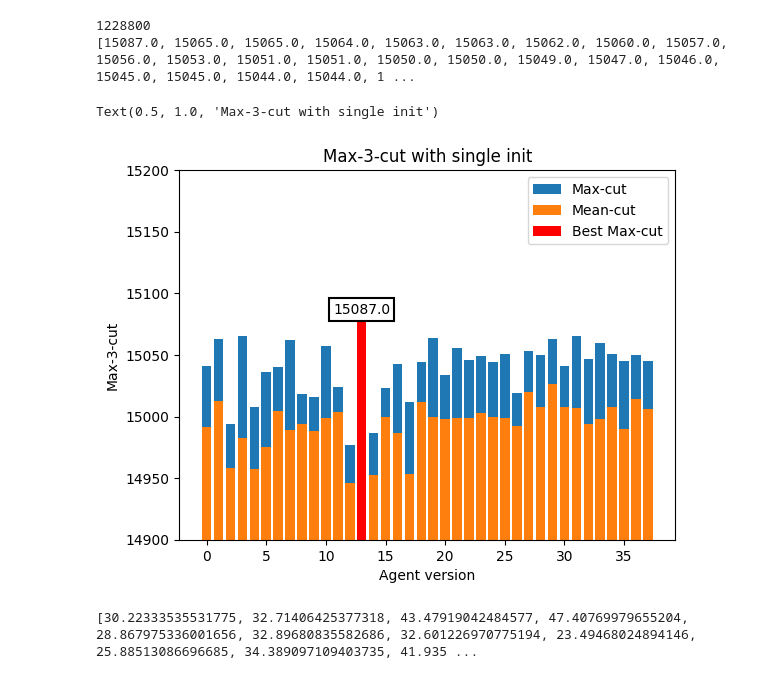
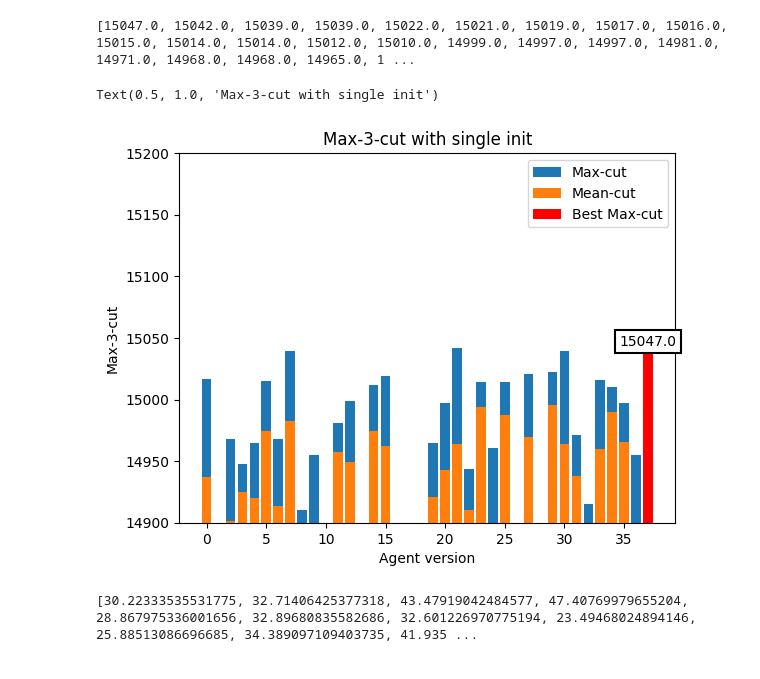
Before and after one commit to Gatorino/eco-dqn, a Jupyter notebook: plots.ipynb, the cells around one changed output. Drawn from its saved outputs; the diff is of its cells as text; code cells hidden in the pictures.

Commit message:
Updated plots with comparison VNS/MOH, G1-G5

```diff
--- a/plots.ipynb
+++ b/plots.ipynb
@@ -22,7 +118,7 @@ def show_graph_results(path):
 # %%
 # print(os.getcwd())
 
-base_path = os.path.join(os.getcwd(), "kcut/eco/g1/reward_density/permutation/onehot/ER/10init/benchmarks/gset800/")
+base_path = os.path.join(os.getcwd(), "kcut/eco/g1/long_term/ER/permu/benchmarks/gset800/")
 
 maxcuts = []
 meancuts = []
@@ -33,43 +129,36 @@ for i in range(min_save,max_save):
     value = i*51200
     pat = os.path.join(base_path, f"network{value}/results_gset_800spin_graphs.pkl")
     optimal_solutions = show_graph_results(pat)
     # print(optimal_solutions.columns)
     # print(optimal_solutions["best_cut"].iloc[0])
     maxcuts.append(optimal_solutions["best_cut"].iloc[0])
     meancuts.append(optimal_solutions["mean_cut"].iloc[0])
     stds.append(optimal_solutions["std"].iloc[0])
 
-print(24*51200)
+# print(24*51200)
 graphs = np.arange(max_save-min_save).tolist()
 max_value = max(maxcuts)  # Get the maximum value
 max_index = maxcuts.index(max_value)
 fig, ax1 = plt.subplots()
 print(sorted(maxcuts, reverse=True))
 
 plt.bar(x=graphs,height=maxcuts, label="Max-cut")
 ax1.bar(x=graphs,height=meancuts, label="Mean-cut")
 plt.bar(graphs[max_index], max_value, color='red', label="Best Max-cut")
 
 bbox_props = dict(boxstyle='square', fc='white', ec='black', lw=1.5)
 plt.text(max_index, max_value, str(max_value), ha='center', va='center', bbox=bbox_props)
 
 plt.ylim(bottom=14900, top=15200)
 # plt.xlabel("Init number")
 plt.xlabel('Agent version')
 plt.ylabel("Max-3-cut")
 plt.legend()
 plt.title("Max-3-cut with single init")
-
-# ax2 = ax1.twinx()
-
-# ax2.bar(x=graphs,height=stds, color='g')
-# ax2.set_ylim(bottom=20, top=100)
-# ax2.set_ylabel('Stds')
 # %% [output]
-1228800
-[15087.0, 15065.0, 15065.0, 15064.0, 15063.0, 15063.0, 15062.0, 15060.0, 15057.0, 15056.0, 15053.0, 15051.0, 15051.0, 15050.0, 15050.0, 15049.0, 15047.0, 15046.0, 15045.0, 15045.0, 15044.0, 15044.0, 1 ...
+[15047.0, 15042.0, 15039.0, 15039.0, 15022.0, 15021.0, 15019.0, 15017.0, 15016.0, 15015.0, 15014.0, 15014.0, 15012.0, 15010.0, 14999.0, 14997.0, 14997.0, 14981.0, 14971.0, 14968.0, 14968.0, 14965.0, 1 ...
 Text(0.5, 1.0, 'Max-3-cut with single init')
-[figure, old version]
+[figure, new version]
 # %%
 # print(os.getcwd())
 
```
Also changed, not shown: parts of 3 cells of this notebook.
